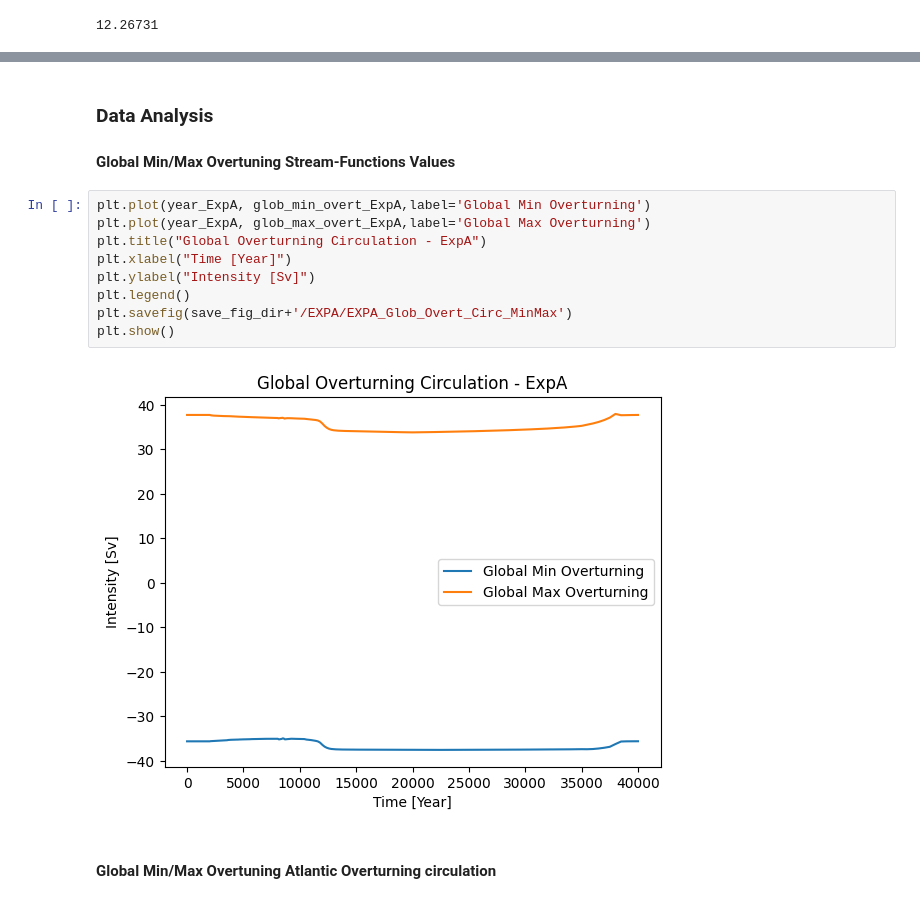
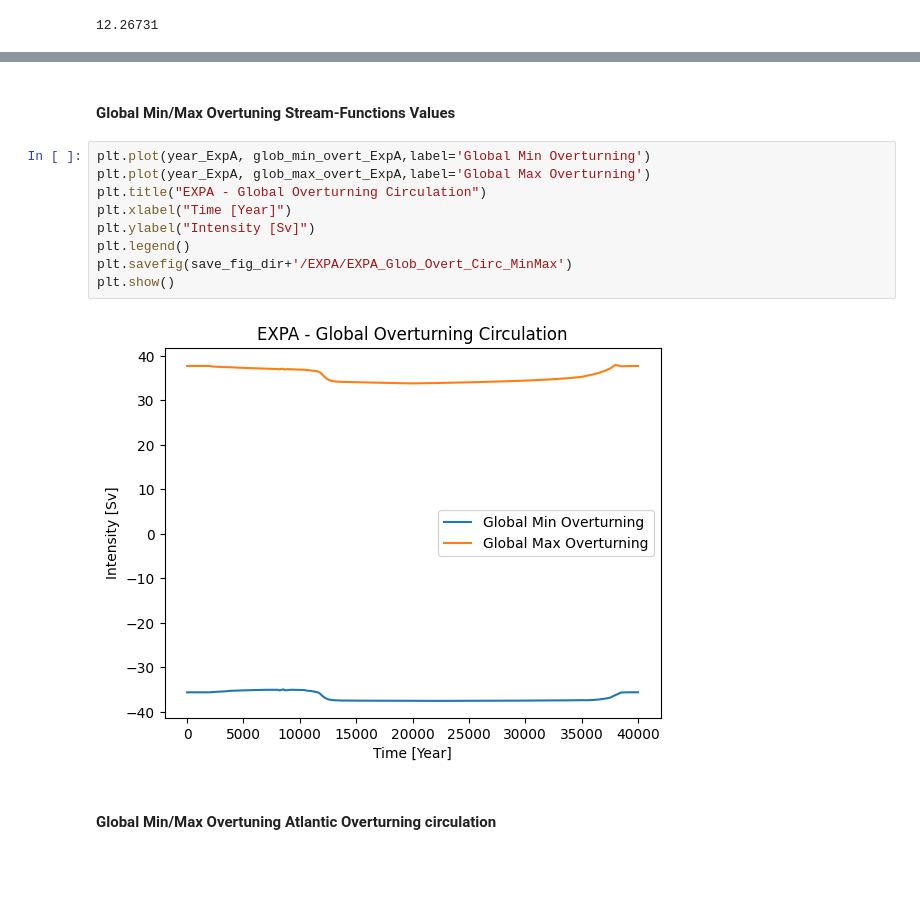
Before and after one commit to AmauryLaridon/LPHYS2299-Master-s-Thesis, a Jupyter notebook: cGenie Simulations/cGenie_exp_analysis.ipynb, the cells around one changed output, grey strips where cells are left out. Saved outputs shown, nothing was run; the diff lists cells and outputs as text; blank space fills up the shorter version.

```diff
--- a/cGenie Simulations/cGenie_exp_analysis.ipynb
+++ b/cGenie Simulations/cGenie_exp_analysis.ipynb
@@ -114,18 +205,16 @@ plt.show()
 # %% [markdown]
-### Data Analysis
-
 #### Global Min/Max Overtuning Stream-Functions Values
 # %%
 plt.plot(year_ExpA, glob_min_overt_ExpA,label='Global Min Overturning')
 plt.plot(year_ExpA, glob_max_overt_ExpA,label='Global Max Overturning')
-plt.title("Global Overturning Circulation - ExpA")
+plt.title("EXPA - Global Overturning Circulation")
 plt.xlabel("Time [Year]")
 plt.ylabel("Intensity [Sv]")
 plt.legend()
 plt.savefig(save_fig_dir+'/EXPA/EXPA_Glob_Overt_Circ_MinMax')
 plt.show()
 # %% [output]
-[figure, old version]
+[figure, new version]
 # %% [markdown]
 #### Global Min/Max Overtuning Atlantic Overturning circulation
 # %%
```
Also changed, not shown: parts of 31 cells of this notebook, 23 other files.
